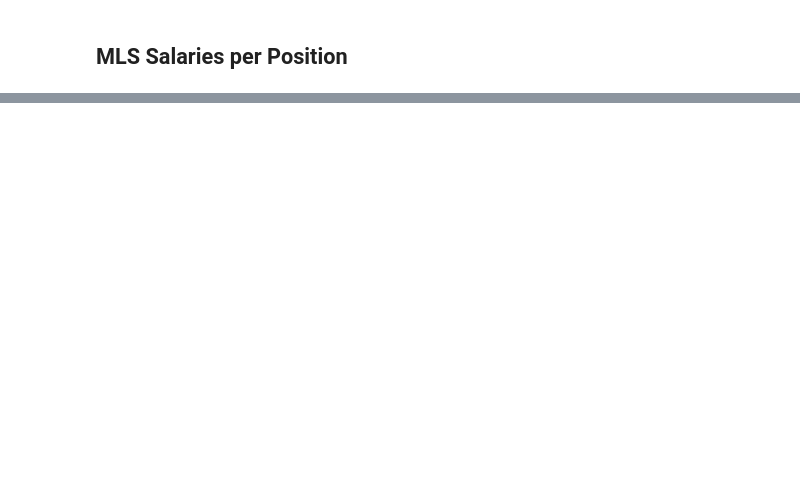
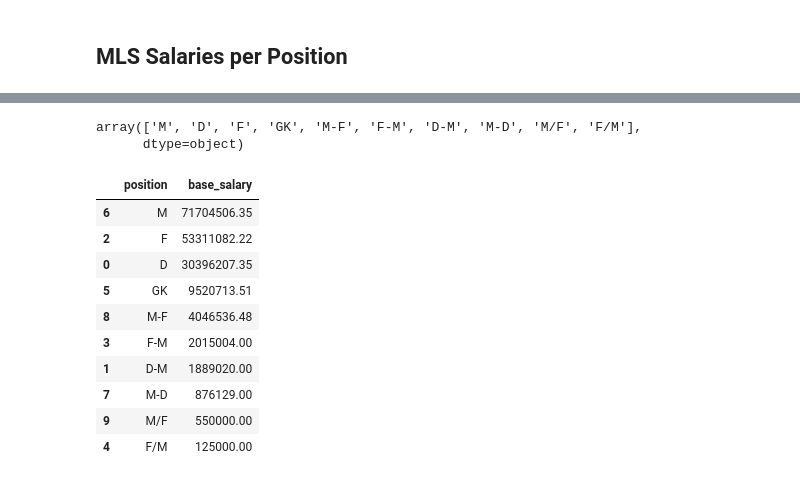
Before and after one commit to estevaoguerra19/us-soccer-salaries, a Jupyter notebook: main.ipynb, the cells around one changed output, grey strips where cells are left out. Drawn from its saved outputs; the diff is of its cells as text; code cells hidden in the pictures; blank space fills up the shorter version.

```diff
--- a/main.ipynb
+++ b/main.ipynb
@@ -175,0 +192,21 @@ plt.show()
+# %%
+data.position.unique()
+# %% [output]
+array(['M', 'D', 'F', 'GK', 'M-F', 'F-M', 'D-M', 'M-D', 'M/F', 'F/M'],
+      dtype=object)
+# %%
+# Grouping the dataset to plot later
+ps = data[['position', 'base_salary']].groupby(['position']).sum().reset_index().sort_values(by='base_salary', ascending=False)
+ps
+# %% [output]
+|  | position | base_salary |
+| 6 | M | 71704506.35 |
+| 2 | F | 53311082.22 |
+| 0 | D | 30396207.35 |
+| 5 | GK | 9520713.51 |
+| 8 | M-F | 4046536.48 |
+| 3 | F-M | 2015004.00 |
+| 1 | D-M | 1889020.00 |
+| 7 | M-D | 876129.00 |
+| 9 | M/F | 550000.00 |
+| 4 | F/M | 125000.00 |
```
Also changed, not shown: parts of 12 cells of this notebook.
